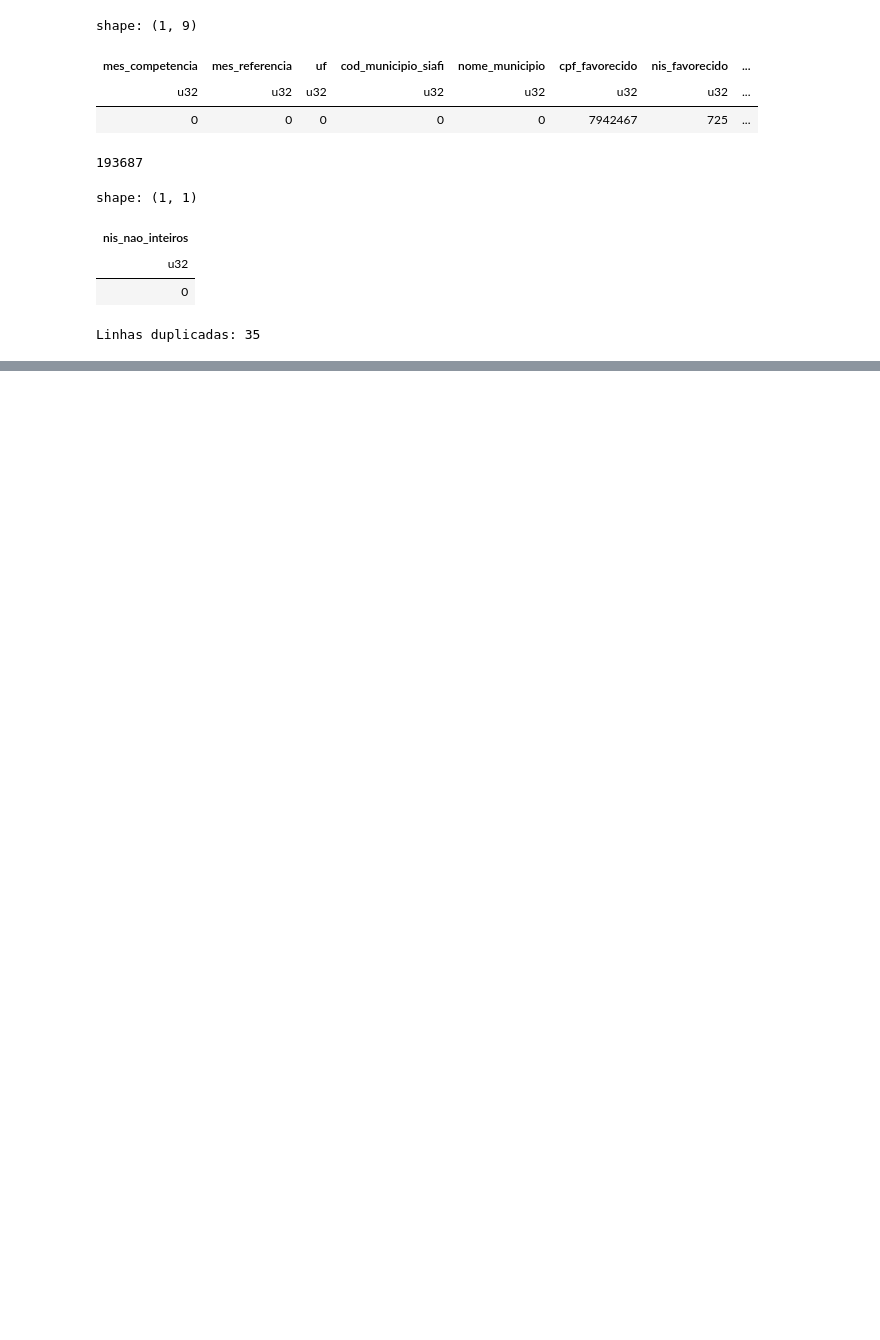
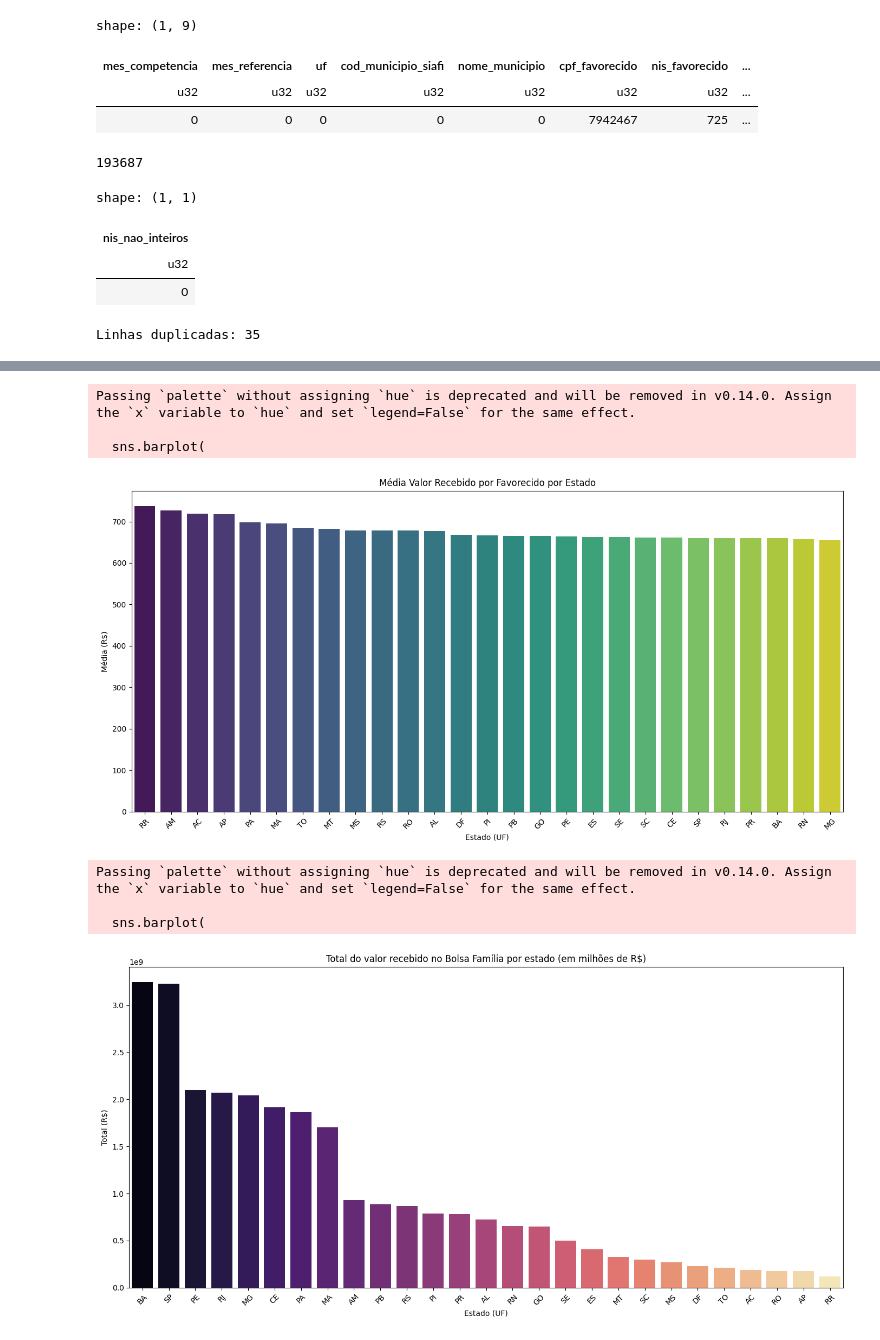
Before and after one commit to Andrerod15/treinamentos-conteudo, a Jupyter notebook: bolsafamilia.ipynb, the cells around one changed output, grey strips where cells are left out. Cells and saved outputs as stored; diff of their text form; code cells hidden in the pictures; blank space fills up the shorter version.

Commit message:
Atualiza bolsafamilia

```diff
--- a/bolsafamilia.ipynb
+++ b/bolsafamilia.ipynb
@@ -221,0 +472,17 @@ TypeError: DataFrame.is_duplicated() got an unexpected keyword argument 'keep'
+# %%
+#excluir a coluna que eu criei de 'ano' que é desnecessária:
+
+df_bolsapl = df_bolsapl.drop('ano_competencia')
+# %%
+#comparar estados entre si em total e média de valor:
+
+df_estados = df_bolsapl.group_by("uf").agg([
+    pl.col("valor_parcela").sum().alias("total_estado"),
+    pl.col("valor_parcela").mean().alias("media_estado")
+]).sort("media_estado", descending=True)
+
+df_estados = df_estados.with_columns([
+    pl.col("total_estado").map_elements(lambda x: f"{x / 1_000_000:.2f} mi") #converte o número grande em um na casa do milhão e coloca o 'mi' ao lado para identificação
+])
+
+df_estados.head(28).to_pandas()
@@ -221,0 +507,49 @@ TypeError: DataFrame.is_duplicated() got an unexpected keyword argument 'keep'
+# %%
+# Vamos garantir que 'total_estado' volte a ser float para o gráfico
+# Tinha convertido pra string com 'mi', vamos desfazer para o gráfico
+
+df_estados = df_estados.with_columns([
+    (pl.col('total_estado').str.replace(' mi', '').cast(pl.Float64) * 1_000_000).alias('total_estado_num')
+])
+
+plt.figure(figsize=(14,7))
+
+#gráfico pela média por estado
+
+sns.barplot(
+    data=df_estados.sort('media_estado', descending=True).to_pandas(),
+    x='uf',
+    y='media_estado',
+    palette='viridis'
+)
+plt.title('Média Valor Recebido por Favorecido por Estado')
+plt.xlabel('Estado (UF)')
+plt.ylabel('Média (R$)')
+plt.xticks(rotation=45)
+plt.tight_layout()
+plt.show()
+
+# Gráfico do total por estado
+
+plt.figure(figsize=(14, 7))
+sns.barplot(
+    data=df_estados.sort("total_estado_num", descending=True).to_pandas(),
+    x="uf",
+    y="total_estado_num",
+    palette="magma"
+)
+plt.title("Total do valor recebido no Bolsa Família por estado (em milhões de R$)")
+plt.xlabel("Estado (UF)")
+plt.ylabel("Total (R$)")
+plt.xticks(rotation=45)
+plt.tight_layout()
+plt.show()
+# %% [output]
+Passing `palette` without assigning `hue` is deprecated and will be removed in v0.14.0. Assign the `x` variable to `hue` and set `legend=False` for the same effect.
+
+  sns.barplot(
+[figure, added]
+Passing `palette` without assigning `hue` is deprecated and will be removed in v0.14.0. Assign the `x` variable to `hue` and set `legend=False` for the same effect.
+
+  sns.barplot(
+[figure, added]
```
Also changed, not shown: parts of 22 cells of this notebook, 1 other file.
